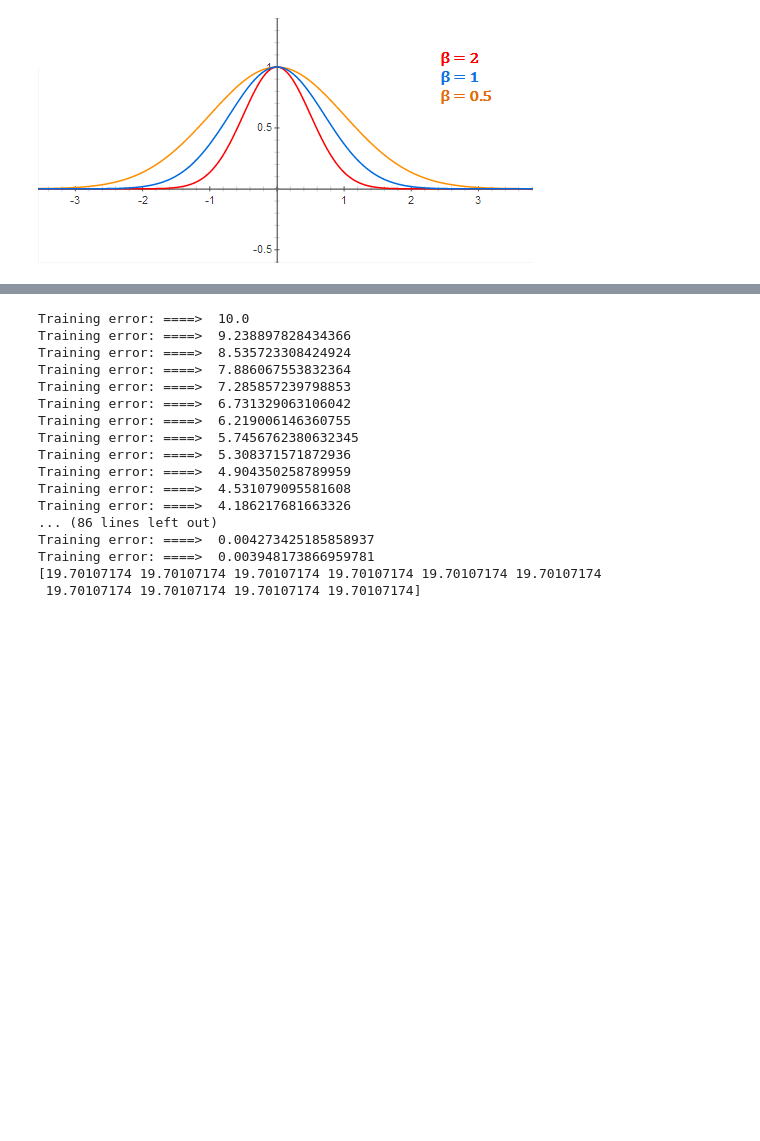
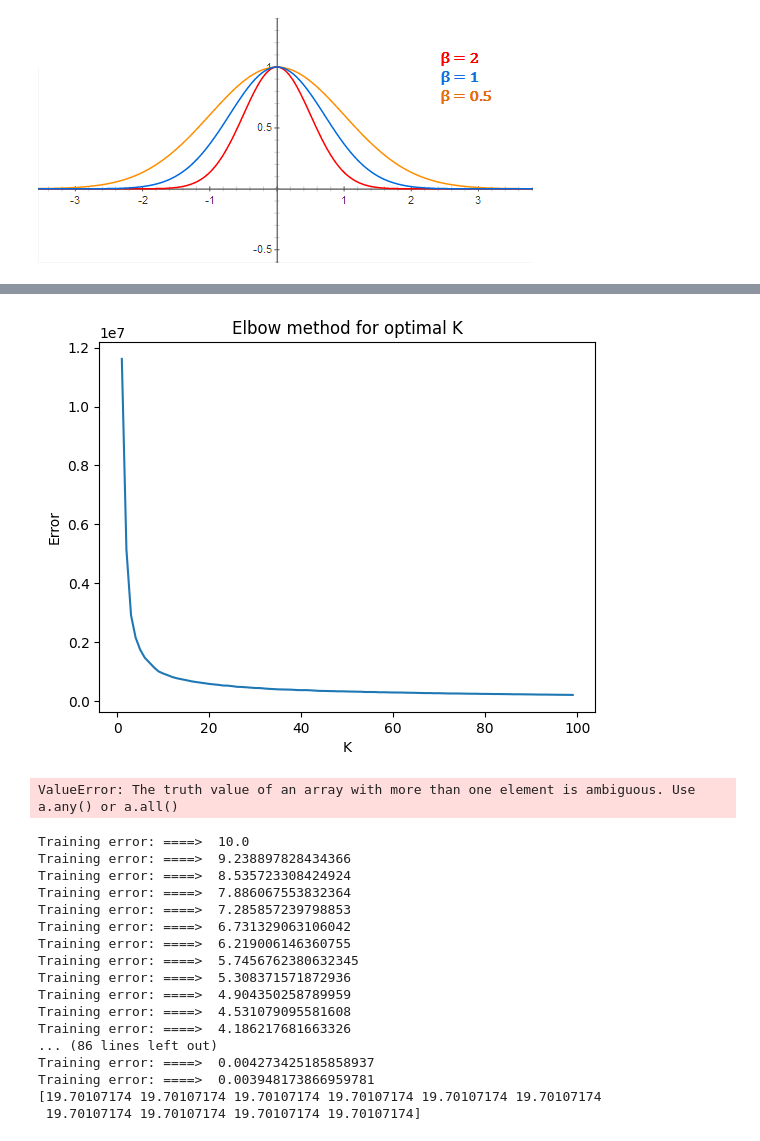
Before and after one commit to sefinehtesfa34/mathematics-for-AI, a Jupyter notebook: RBFN.ipynb, the cells around one changed output, grey strips where cells are left out. Drawn from its saved outputs; the diff is of its cells as text; code cells hidden in the pictures; blank space fills up the shorter version.

Commit message:
RBFN using KMeans clustering

```diff
--- a/RBFN.ipynb
+++ b/RBFN.ipynb
@@ -17,0 +22,4 @@ import numpy as np
+# %%
+data = pd.read_csv('diabetes.csv')
+print(data.shape)
+data.head()
@@ -18 +39,77 @@ import numpy as np
+# %%
+from collections import defaultdict
+class KMeansClustering:
+    def __init__(self, data, iterations) -> None:
+        self.data = data
+        self.iterations = iterations
+    def train(self):
+        self.K = self.opitimalK()
+        randoms = np.random.choice(range(self.data.shape[0]), self.K)
+        centroids = np.array([self.data[index] for index in range(randoms)])
+        rows, cols = self.data.shape
+        iterations = 1000
+        groups = defaultdict(set)
+        centroid_mean = {index:0 for index in range(len(centroids))}
+        parent = {}
+        for _ in range(iterations):
+            no_update = True
+            for index in range(rows):
+                instance = self.data[index]
+                min_dist = float('inf')
+                nearest = 0
+                for cur in range(len(centroids)):
+                    dist = np.linalg.norm(instance, centroids[index])
+                    if dist < min_dist:
+                        min_dist = dist
+                        nearest = cur
+                #If the previous location is not safe
+                if index not in groups[nearest]:
+                    #Add the new instance to another group
+                    groups[nearest].add(index)
+                    no_update = False
+                    #If there is data group relation i.e not starting state
+                    if index in parent:
+                        groups[parent[index]].remove(index)
+                        #If the cluster is empty, we should randomly assign data
+                        if len(groups[parent[index]]) == 0:
+                            for curr in range(len(centroids)):
+                                if len(groups[curr]) > 1:
+                                    item = next(iter(groups[curr]))
+                                    groups[parent[index]].add(item)
+                                    groups[curr].remove(item)
+                                    #Update the mean of the two groups
+                                    n = len(groups[curr])
+                                    mean = centroid_mean[curr]
+                                    x = data[item]
+                                    centroid_mean[curr] = (mean*n - x)/(n - 1)
+                                    mean = centroid_mean[parent[index]]
+                                    centroid_mean[parent[index]] = (mean*1 + x)/(2)
+                                    break
+
+                    #Update centroids by computing the mean of the each cluster
+                parent[index] = nearest
+            #Instance to possible group relations
+            centroids = [centroid_mean[index] for index in range(len(centroids))]
+            if no_update == True:
+                return centroids
+        return centroids
+
+    def opitimalK(self):
+        means_squared_error = []
+        for K in range(1, self.iterations):
+            kmeans = KMeans(n_clusters = K)
+            kmeans.fit(self.data)
+            means_squared_error.append(kmeans.inertia_)
+        plt.plot(range(1, self.iterations), means_squared_error)
+        plt.xlabel("K")
+        plt.ylabel("Error")
+        plt.title("Elbow method for optimal K")
+        plt.show()
+iterations = 100
+train_data = data.drop('Outcome', axis = 1).values
+model = KMeansClustering(train_data, iterations)
+model.train()
+# %% [output]
+[figure, added]
+ValueError: The truth value of an array with more than one element is ambiguous. Use a.any() or a.all()
 # %%
```
Also changed, not shown: parts of 6 cells of this notebook, 1 other file.
